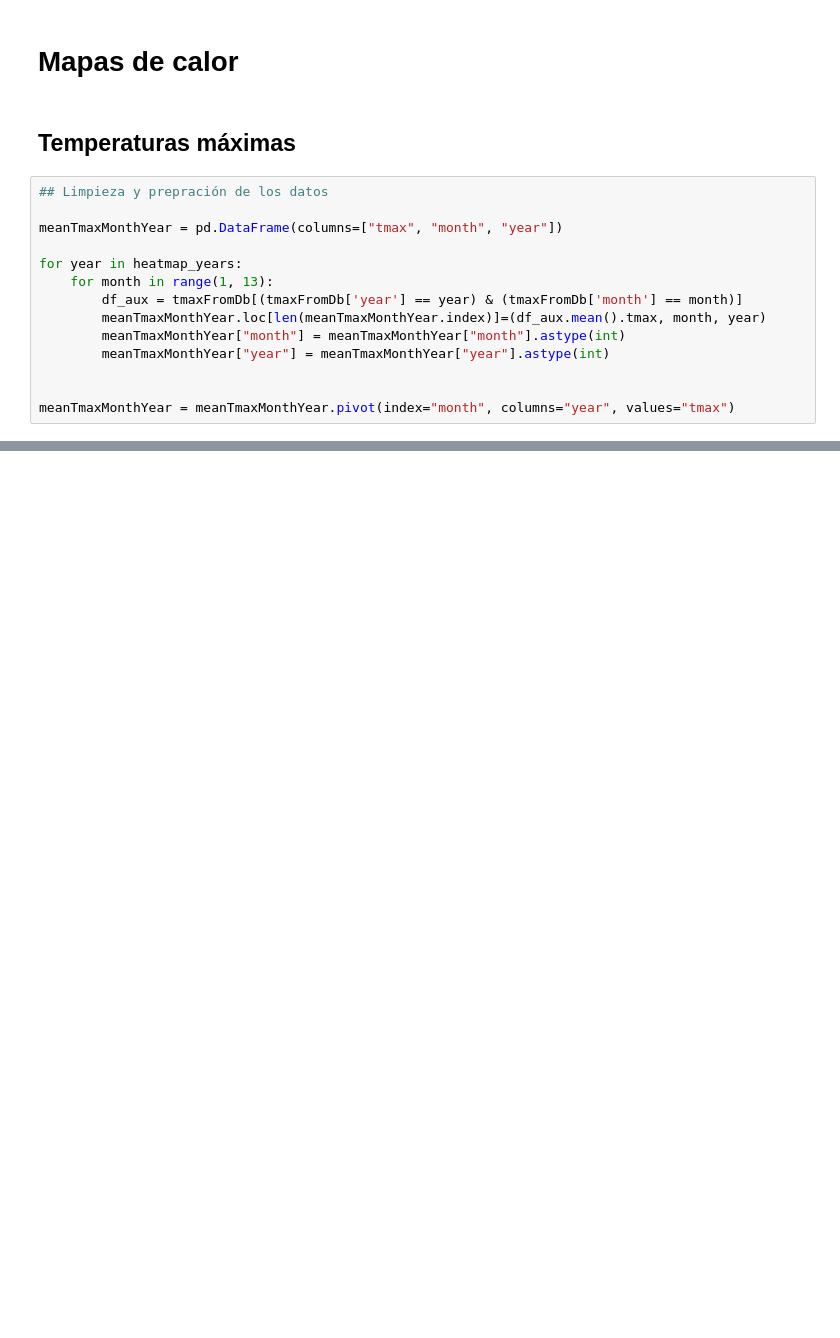
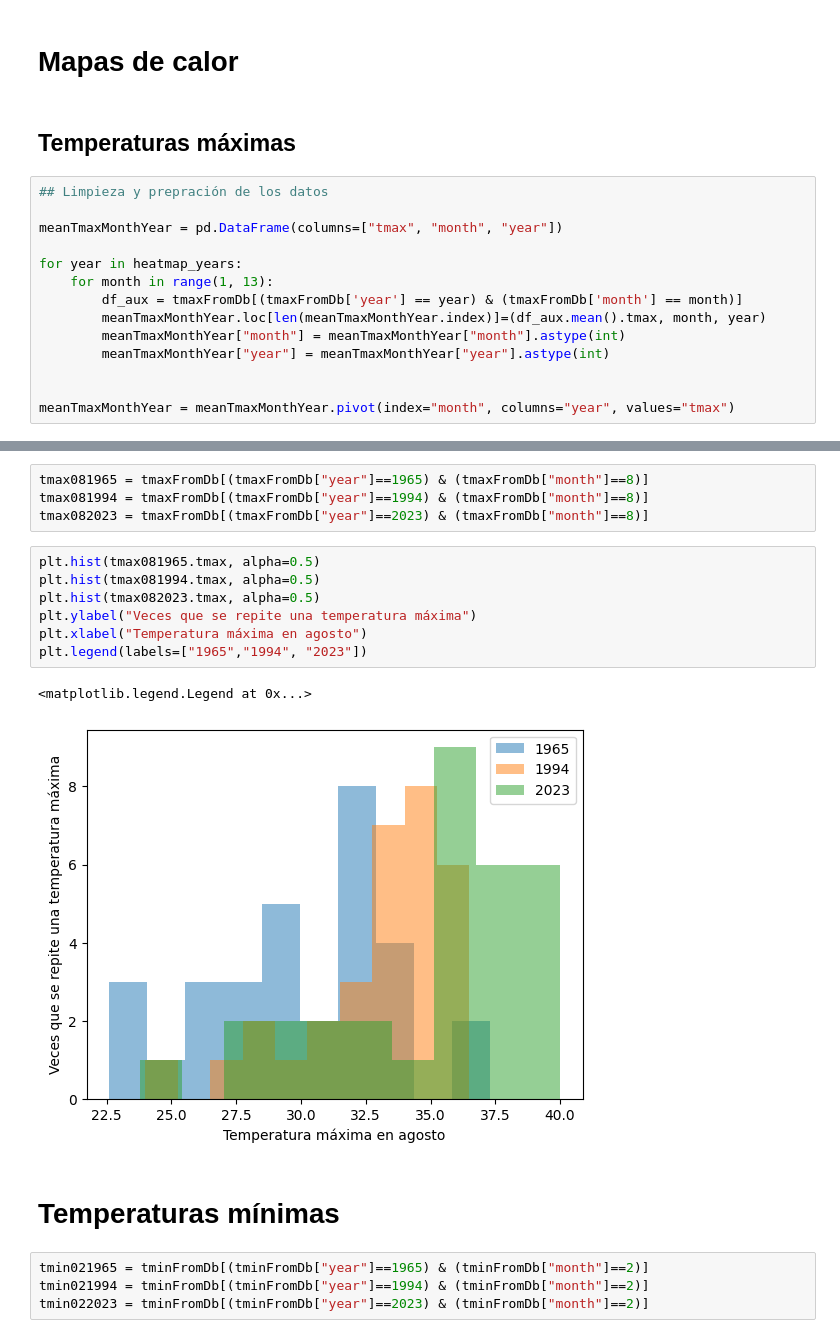
Before and after one commit to Pilarjlopez/py-aemet, a Jupyter notebook: visualize_data.ipynb, the cells around one changed output, grey strips where cells are left out. Drawn from its saved outputs; the diff is of its cells as text; blank space fills up the shorter version.

```diff
--- a/visualize_data.ipynb
+++ b/visualize_data.ipynb
@@ -115,0 +123,20 @@ plt.show()
+# %%
+tmax081965 = tmaxFromDb[(tmaxFromDb["year"]==1965) & (tmaxFromDb["month"]==8)]
+tmax081994 = tmaxFromDb[(tmaxFromDb["year"]==1994) & (tmaxFromDb["month"]==8)]
+tmax082023 = tmaxFromDb[(tmaxFromDb["year"]==2023) & (tmaxFromDb["month"]==8)]
+# %%
+plt.hist(tmax081965.tmax, alpha=0.5)
+plt.hist(tmax081994.tmax, alpha=0.5)
+plt.hist(tmax082023.tmax, alpha=0.5)
+plt.ylabel("Veces que se repite una temperatura máxima")
+plt.xlabel("Temperatura máxima en agosto")
+plt.legend(labels=["1965","1994", "2023"])
+# %% [output]
+<matplotlib.legend.Legend at 0x...>
+[figure, added]
+# %% [markdown]
+# Temperaturas mínimas
+# %%
+tmin021965 = tminFromDb[(tminFromDb["year"]==1965) & (tminFromDb["month"]==2)]
+tmin021994 = tminFromDb[(tminFromDb["year"]==1994) & (tminFromDb["month"]==2)]
+tmin022023 = tminFromDb[(tminFromDb["year"]==2023) & (tminFromDb["month"]==2)]
```
Also changed, not shown: parts of 11 cells of this notebook, 1 other file.
